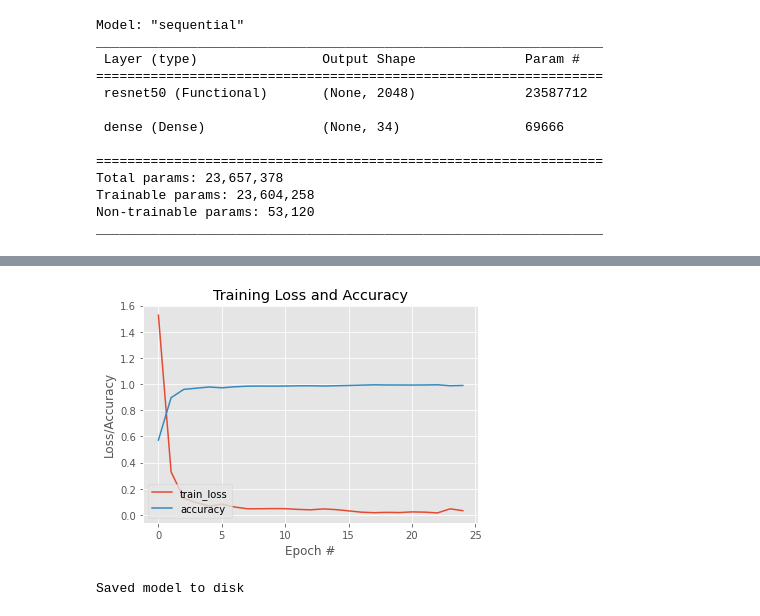
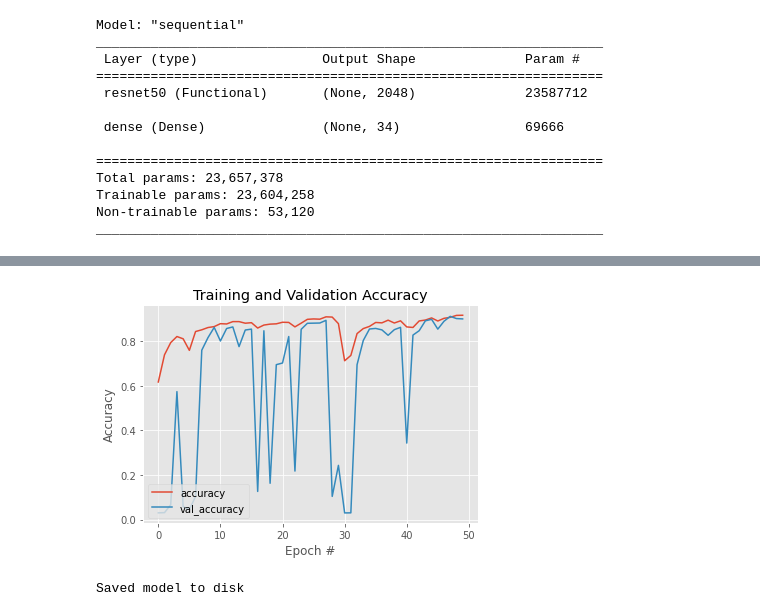
Before and after one commit to ali-f-alfa/Persian-Handwriting-Recognition, a Jupyter notebook: Persian_Handwriting_Character_Recognition_.ipynb, the cells around one changed output, grey strips where cells are left out. Cells and saved outputs as stored; diff of their text form; code cells hidden in the pictures.

```diff
--- a/Persian_Handwriting_Character_Recognition_.ipynb
+++ b/Persian_Handwriting_Character_Recognition_.ipynb
@@ -133,0 +149,22 @@ Found 16996 images belonging to 34 classes.
+# %%
+train_datagen = ImageDataGenerator(validation_split=0.2,
+                                   rotation_range=30, fill_mode='nearest',
+                                   width_shift_range=0.2, height_shift_range=0.2,
+                                   brightness_range=[0.5,1.5],
+                                   zoom_range=0.3)
+
+train_generator = train_datagen.flow_from_directory(
+    DATA_TRAIN_PATH,
+    target_size=(IMG_WIDTH, IMG_HEIGHT),
+    batch_size=BATCH_SIZE,
+    seed = 1,
+    class_mode='categorical',
+    subset='training') # set as training data
+
+validation_generator = train_datagen.flow_from_directory(
+    DATA_TRAIN_PATH, # same directory as training data
+    target_size=(IMG_WIDTH, IMG_HEIGHT),
+    batch_size=BATCH_SIZE,
+    seed = 1,
+    class_mode='categorical',
+    subset='validation') # set as validation data
@@ -135,5 +175,15 @@ Found 16996 images belonging to 34 classes.
 loss = 'categorical_crossentropy'
 optimizer = 'adam'
 model.compile(loss= loss, optimizer= optimizer, metrics=['accuracy'])
-H = model.fit(train_generator, epochs=EPOCHS, batch_size=BATCH_SIZE,verbose=True)
+checkpoint = ModelCheckpoint("/content/drive/MyDrive/FinalProject/PersianCharacterRecognition/character_resnet_model_BestSave.h5",
+                             monitor='val_accuracy', verbose=1, save_best_only=True, save_weights_only=False, mode='auto', save_freq='epoch')
+
+# H = model.fit(train_generator, epochs=EPOCHS, batch_size=BATCH_SIZE,verbose=True)
+H = model.fit_generator(
+    train_generator,
+    steps_per_epoch = train_generator.samples // BATCH_SIZE,
+    validation_data = validation_generator,
+    validation_steps = validation_generator.samples // BATCH_SIZE,
+    epochs = EPOCHS,
+    callbacks=[checkpoint])
 # %% [output]
@@ -157,16 +207,17 @@ Epoch 25/25
 # %%
 N = np.arange(0, EPOCHS)
 plt.style.use("ggplot")
 plt.figure()
-plt.plot(N, H.history["loss"], label="train_loss")
+# plt.plot(N, H.history["loss"], label="train_loss")
 plt.plot(N, H.history["accuracy"], label="accuracy")
-plt.title("Training Loss and Accuracy")
+plt.plot(N, H.history["val_accuracy"], label="val_accuracy")
+plt.title("Training and Validation Accuracy")
 plt.xlabel("Epoch #")
-plt.ylabel("Loss/Accuracy")
+plt.ylabel("Accuracy")
 plt.legend(loc="lower left")
 plt.show()
 # %% [output]
-[figure, old version]
+[figure, new version]
 # %%
 model_json = model.to_json()
 with open("/content/drive/MyDrive/FinalProject/PersianCharacterRecognition/character_resnet_model.json", "w") as json_file:
```
Also changed, not shown: parts of 6 cells of this notebook.
